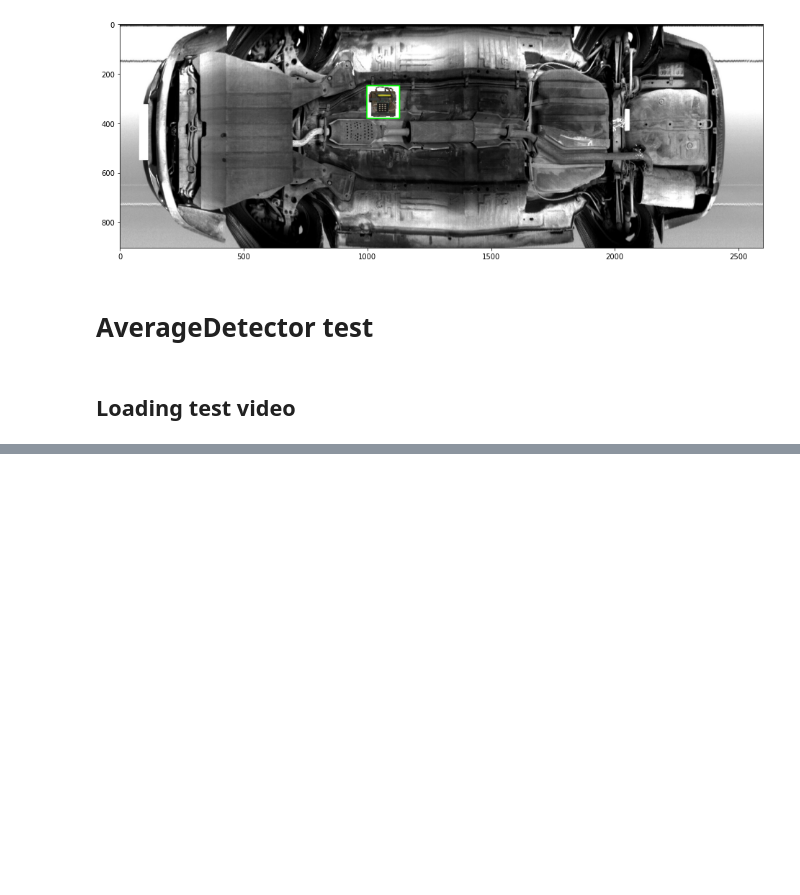
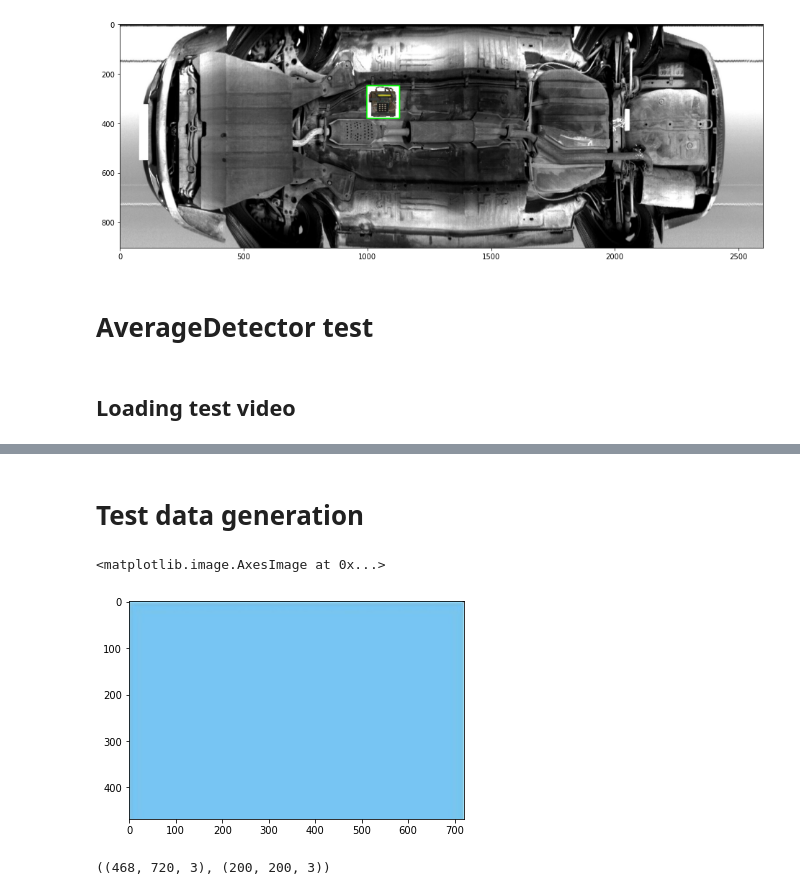
Before and after one commit to m1kol/vehicle-bomb-detection, a Jupyter notebook: notebooks/motion_detection.ipynb, the cells around one changed output, grey strips where cells are left out. Saved outputs shown, nothing was run; the diff lists cells and outputs as text; code cells hidden in the pictures; blank space fills up the shorter version.

```diff
--- a/notebooks/motion_detection.ipynb
+++ b/notebooks/motion_detection.ipynb
@@ -205,0 +163,5 @@ plt.show()
+# %% [markdown]
+# Test data generation
+# %%
+background_rect = cv2.imread("../data/blue_rectangle.jpg")[..., ::-1]
+foreground_rect = cv2.imread("../data/purple_rectangle.png")[..., ::-1]
@@ -205,0 +170,9 @@ plt.show()
+# %%
+plt.imshow(background_rect)
+# %% [output]
+<matplotlib.image.AxesImage at 0x...>
+[figure, added]
+# %%
+background_rect.shape, foreground_rect.shape
+# %% [output]
+((468, 720, 3), (200, 200, 3))
```
Also changed, not shown: parts of 79 cells of this notebook.
